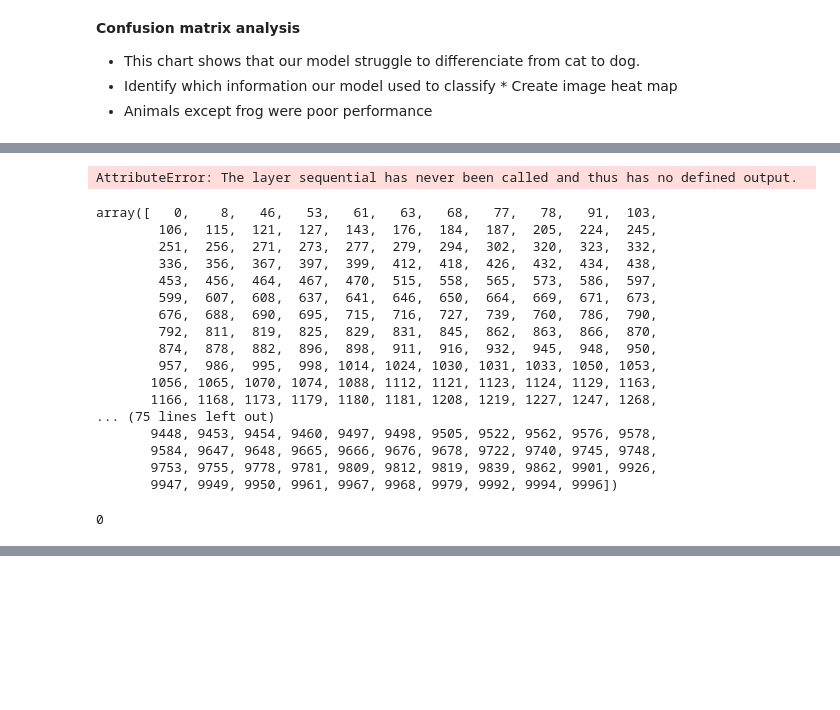
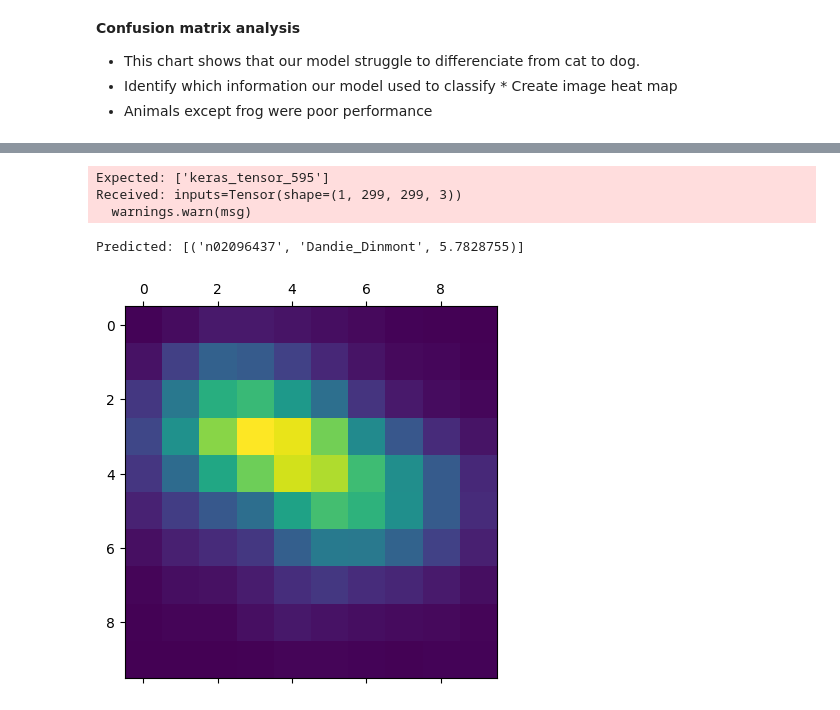
Before and after one commit to itoshiyanazawa/cnn_project, a Jupyter notebook: main.ipynb, the cells around one changed output, grey strips where cells are left out. Drawn from its saved outputs; the diff is of its cells as text; code cells hidden in the pictures; blank space fills up the shorter version.

```diff
--- a/main.ipynb
+++ b/main.ipynb
@@ -394,27 +416,0 @@ def display_gradcam(img_path, model, last_conv_layer_name, class_index=None):
-# %%
-# Assuming CIFAR-10 classes are:
-# 0: airplane, 1: automobile, 2: bird, 3: cat, 4: deer, 5: dog, 6: frog, 7: horse, 8: ship, 9: truck
-
-# Find an example of a cat image in the test set
-cat_indices = np.where(y_test == 3)[0]  # Cat is class 3
-cat_example_index = cat_indices[0]
-cat_img = x_test[cat_example_index]
-
-# Save the cat image temporarily
-plt.imsave('temp_cat.jpg', cat_img)
-
-# Find an example of a dog image in the test set
-dog_indices = np.where(y_test == 5)[0]  # Dog is class 5
-dog_example_index = dog_indices[0]
-dog_img = x_test[dog_example_index]
-
-# Save the dog image temporarily
-plt.imsave('temp_dog.jpg', dog_img)
-
-# Display Grad-CAM for cat image (class index 3)
-display_gradcam('/content/temp_cat.jpg', model, 'conv2d_5', class_index=3)
-
-# Display Grad-CAM for dog image (class index 5)
-display_gradcam('/content/temp_dog.jpg', model, 'conv2d_5', class_index=5)
-# %% [output]
-AttributeError: The layer sequential has never been called and thus has no defined output.
@@ -425,25 +416,0 @@ dog_indices = np.where(y_test == 5)[0]  # Dog is class 5
-# %%
-cat_indices
-# %% [output]
-array([   0,    8,   46,   53,   61,   63,   68,   77,   78,   91,  103,
-        106,  115,  121,  127,  143,  176,  184,  187,  205,  224,  245,
-        251,  256,  271,  273,  277,  279,  294,  302,  320,  323,  332,
-        336,  356,  367,  397,  399,  412,  418,  426,  432,  434,  438,
-        453,  456,  464,  467,  470,  515,  558,  565,  573,  586,  597,
-        599,  607,  608,  637,  641,  646,  650,  664,  669,  671,  673,
-        676,  688,  690,  695,  715,  716,  727,  739,  760,  786,  790,
-        792,  811,  819,  825,  829,  831,  845,  862,  863,  866,  870,
-        874,  878,  882,  896,  898,  911,  916,  932,  945,  948,  950,
-        957,  986,  995,  998, 1014, 1024, 1030, 1031, 1033, 1050, 1053,
-       1056, 1065, 1070, 1074, 1088, 1112, 1121, 1123, 1124, 1129, 1163,
-       1166, 1168, 1173, 1179, 1180, 1181, 1208, 1219, 1227, 1247, 1268,
-... (75 lines left out)
-       9448, 9453, 9454, 9460, 9497, 9498, 9505, 9522, 9562, 9576, 9578,
-       9584, 9647, 9648, 9665, 9666, 9676, 9678, 9722, 9740, 9745, 9748,
-       9753, 9755, 9778, 9781, 9809, 9812, 9819, 9839, 9862, 9901, 9926,
-       9947, 9949, 9950, 9961, 9967, 9968, 9979, 9992, 9994, 9996])
-# %%
-cat_example_index = cat_indices[0]
-cat_example_index
-# %% [output]
-0
@@ -454,0 +417,21 @@ plt.imsave('temp_cat.jpg', cat_img)
+# %%
+# Prepare image
+img_array = preprocess_input(get_img_array(img_path, size=img_size))
+
+# Make model
+model = model_builder(weights="imagenet")
+
+# Remove last layer's softmax
+model.layers[-1].activation = None
+
+# Print what the top predicted class is
+preds = model.predict(img_array)
+print("Predicted:", decode_predictions(preds, top=1)[0])
+
+# Generate class activation heatmap
+heatmap = make_gradcam_heatmap(img_array, model, last_conv_layer_name)
+
+# Display heatmap
+plt.matshow(heatmap)
+plt.show()
+# %% [output]
@@ -454,0 +440,5 @@ plt.imsave('temp_cat.jpg', cat_img)
+Expected: ['keras_tensor_595']
+Received: inputs=Tensor(shape=(1, 299, 299, 3))
+  warnings.warn(msg)
+Predicted: [('n02096437', 'Dandie_Dinmont', 5.7828755)]
+[figure, added]
```
Also changed, not shown: parts of 14 cells of this notebook.
